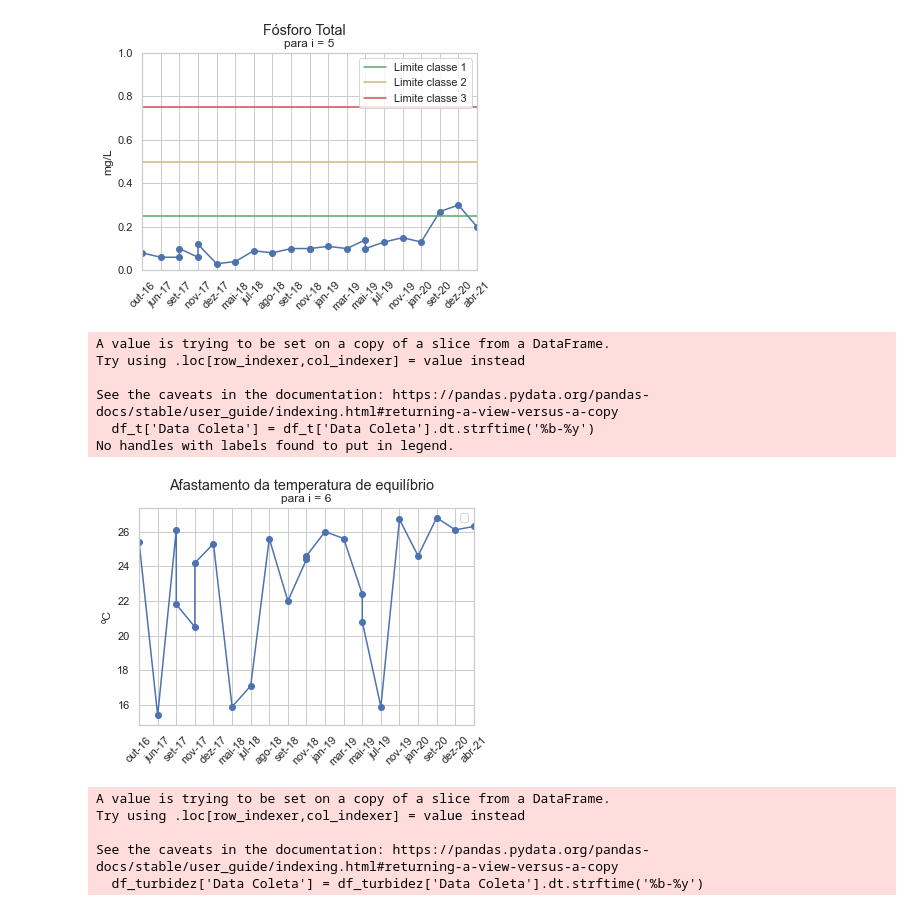
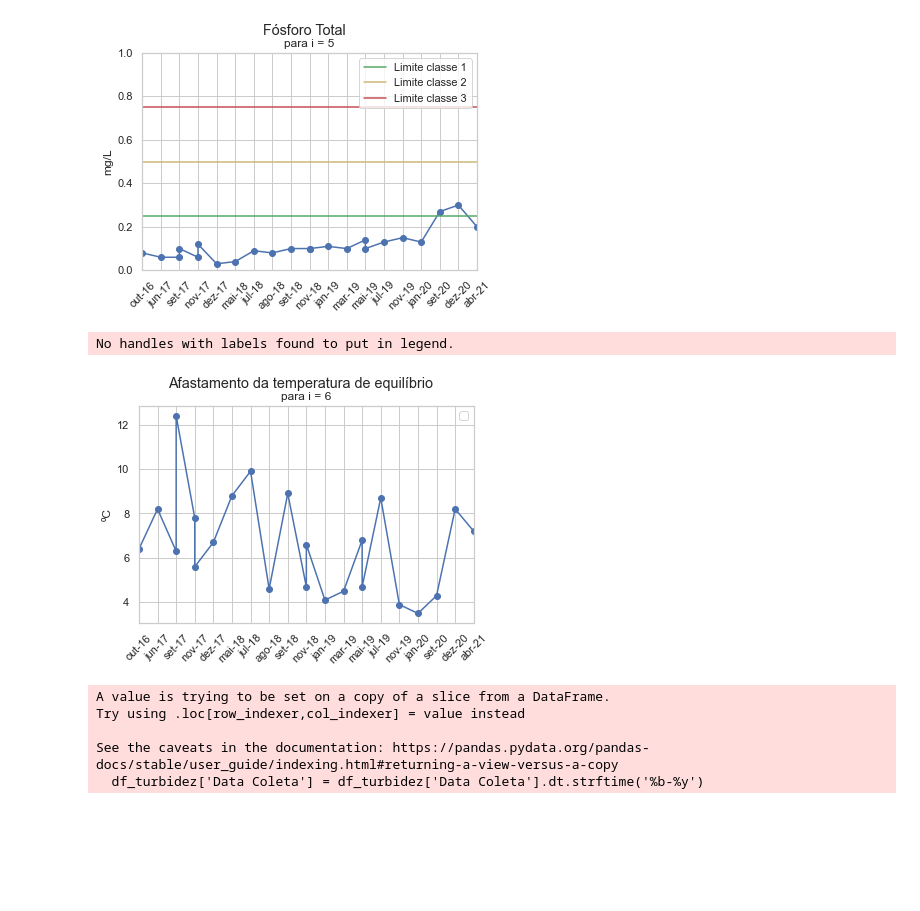
Before and after one commit to gtkacz/p3-qta, a Jupyter notebook: calculos.ipynb, the cells around one changed output. Drawn from its saved outputs; the diff is of its cells as text; code cells hidden in the pictures; blank space fills up the shorter version.

```diff
--- a/calculos.ipynb
+++ b/calculos.ipynb
@@ -134,7 +134,7 @@ for d in datas:
     ecoli = (df1_sorted.loc[(df1_sorted['Data Coleta'] == d) & (df1_sorted['Parametro'] == 'Escherichia coli**')])['Valor'].tolist()[0]
 
     ecoli = round(float(ecoli.replace(',', '.')), 2)
-    value = round((ecoli*1.25), 2)
+    value = round((ecoli/1.25), 2)
 
     row = (df1_sorted.loc[(df1_sorted['Data Coleta'] == d) & (df1_sorted['Parametro'] == 'Escherichia coli**')]).to_dict(orient='records')
     row = row[0]
@@ -175,7 +175,7 @@ for d in datas:
 
     t_agua = round(float(t_agua.replace(',', '.')), 2)
     t_amb = round(float(t_amb.replace(',', '.')), 2)
-    value = round((abs(t_amb - t_agua)), 2)
+    value = round(((t_amb - t_agua)), 2)
 
     row = (df1_sorted.loc[(df1_sorted['Data Coleta'] == d) & (df1_sorted['Parametro'] == 'Temperatura do Ar')]).to_dict(orient='records')
     row = row[0]
@@ -368,38 +368,33 @@ See the caveats in the documentation: https://pandas.pydata.org/pandas-docs/stab
   df_fos['Data Coleta'] = df_fos['Data Coleta'].dt.strftime('%b-%y')
 [figure]
 # %%
-unidade = df_t['Unidade'].values[0]
-df_t['Data Coleta'] = df_t['Data Coleta'].dt.strftime('%b-%y')
-x = df_t['Data Coleta'].tolist()
-y = df_t['Valor'].tolist()
-y = [round(float(i.replace(',', '.')), 2) for i in y]
+unidade = df_deltat['Unidade'].values[0]
+df_deltat['Data Coleta'] = df_deltat['Data Coleta'].dt.strftime('%b-%y')
+x = df_deltat['Data Coleta'].tolist()
+y = df_deltat['Valor'].tolist()
+#y = [round(float(i.replace(',', '.')), 2) for i in y]
 
 #safe1 = [0.25]*len(y)
 #safe2 = [0.5]*len(y)
 #safe3 = [0.75]*len(y)
 
 plt.scatter(x, y)
 plt.plot(x, y)
 plt.ylabel(unidade)
 #plt.plot(x, safe1, c='g', label='Limite classe 1')
 #plt.plot(x, safe2, c='y', label='Limite classe 2')
 #plt.plot(x, safe3, c='r', label='Limite classe 3')
 plt.suptitle('Afastamento da temperatura de equilíbrio')
 plt.title('para i = 6')
 plt.xticks(rotation=45)
 #plt.ylim([0, 1])
 plt.autoscale(enable=True, axis='x', tight=True)
 plt.legend()
 plt.savefig('t.png')
 plt.show()
 # %% [output]
-A value is trying to be set on a copy of a slice from a DataFrame.
-Try using .loc[row_indexer,col_indexer] = value instead
-
-See the caveats in the documentation: https://pandas.pydata.org/pandas-docs/stable/user_guide/indexing.html#returning-a-view-versus-a-copy
-  df_t['Data Coleta'] = df_t['Data Coleta'].dt.strftime('%b-%y')
 No handles with labels found to put in legend.
-[figure, old version]
+[figure, new version]
 # %%
 unidade = df_turbidez['Unidade'].values[0]
 df_turbidez['Data Coleta'] = df_turbidez['Data Coleta'].dt.strftime('%b-%y')
```
Also changed, not shown: parts of 3 cells of this notebook, 2 other files.
